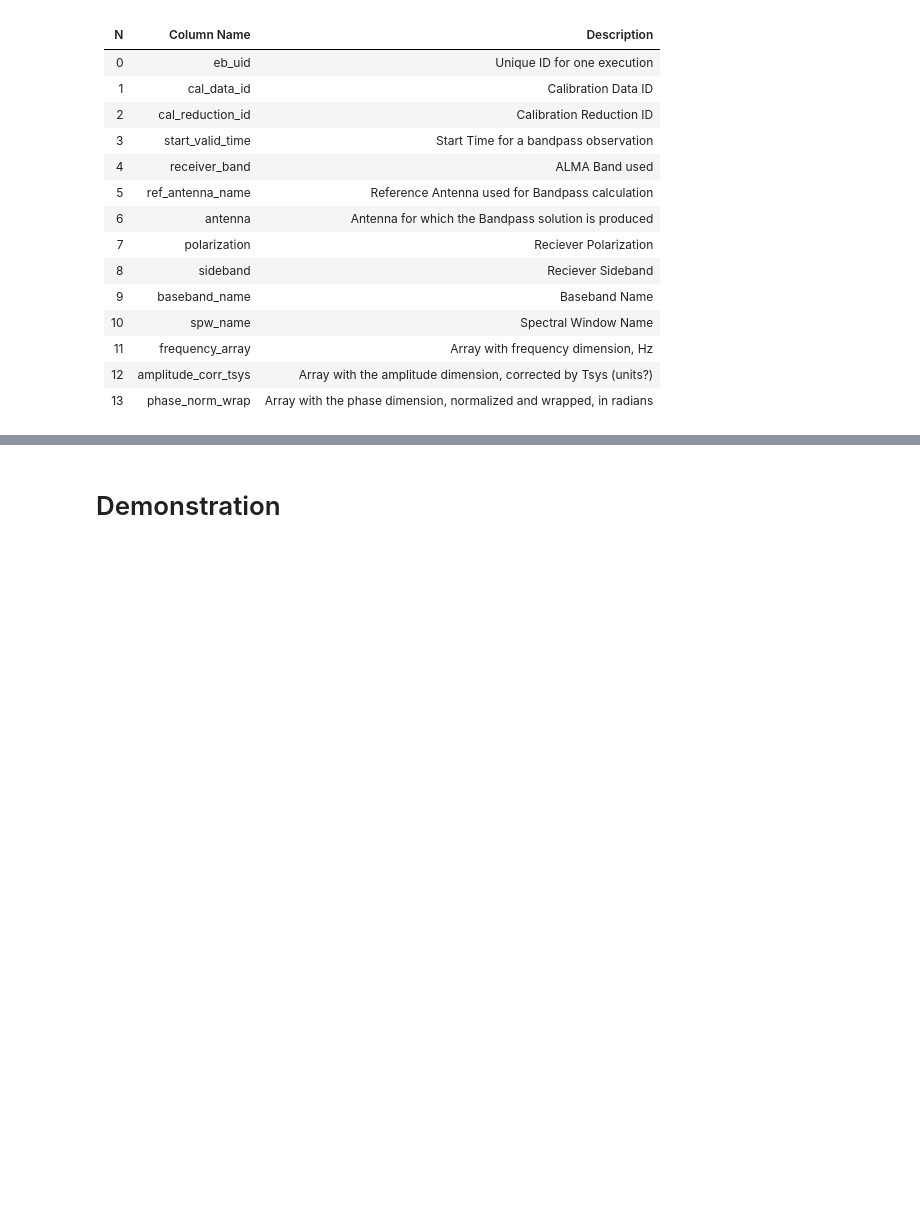
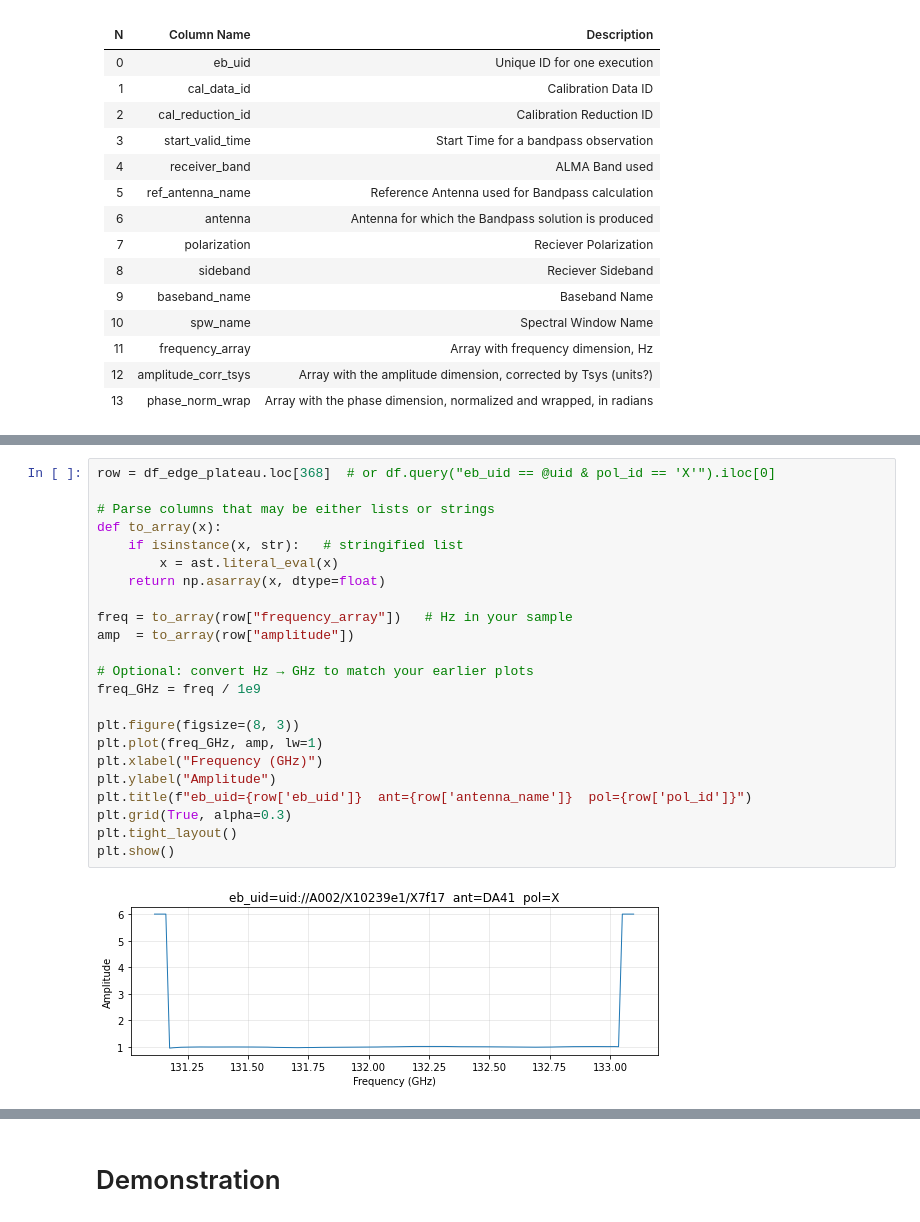
Before and after one commit to BeardyMan37/RegressionScanStats, a Jupyter notebook: explore_data.ipynb, the cells around one changed output, grey strips where cells are left out. Saved outputs shown, nothing was run; the diff lists cells and outputs as text; blank space fills up the shorter version.

```diff
--- a/explore_data.ipynb
+++ b/explore_data.ipynb
@@ -110,0 +210,25 @@ length:  4096, size: 794
+# %%
+row = df_edge_plateau.loc[368]  # or df.query("eb_uid == @uid & pol_id == 'X'").iloc[0]
+
+# Parse columns that may be either lists or strings
+def to_array(x):
+    if isinstance(x, str):   # stringified list
+        x = ast.literal_eval(x)
+    return np.asarray(x, dtype=float)
+
+freq = to_array(row["frequency_array"])   # Hz in your sample
+amp  = to_array(row["amplitude"])
+
+# Optional: convert Hz → GHz to match your earlier plots
+freq_GHz = freq / 1e9
+
+plt.figure(figsize=(8, 3))
+plt.plot(freq_GHz, amp, lw=1)
+plt.xlabel("Frequency (GHz)")
+plt.ylabel("Amplitude")
+plt.title(f"eb_uid={row['eb_uid']}  ant={row['antenna_name']}  pol={row['pol_id']}")
+plt.grid(True, alpha=0.3)
+plt.tight_layout()
+plt.show()
+# %% [output]
+[figure, added]
```
Also changed, not shown: parts of 14 cells of this notebook, 12 other files.
